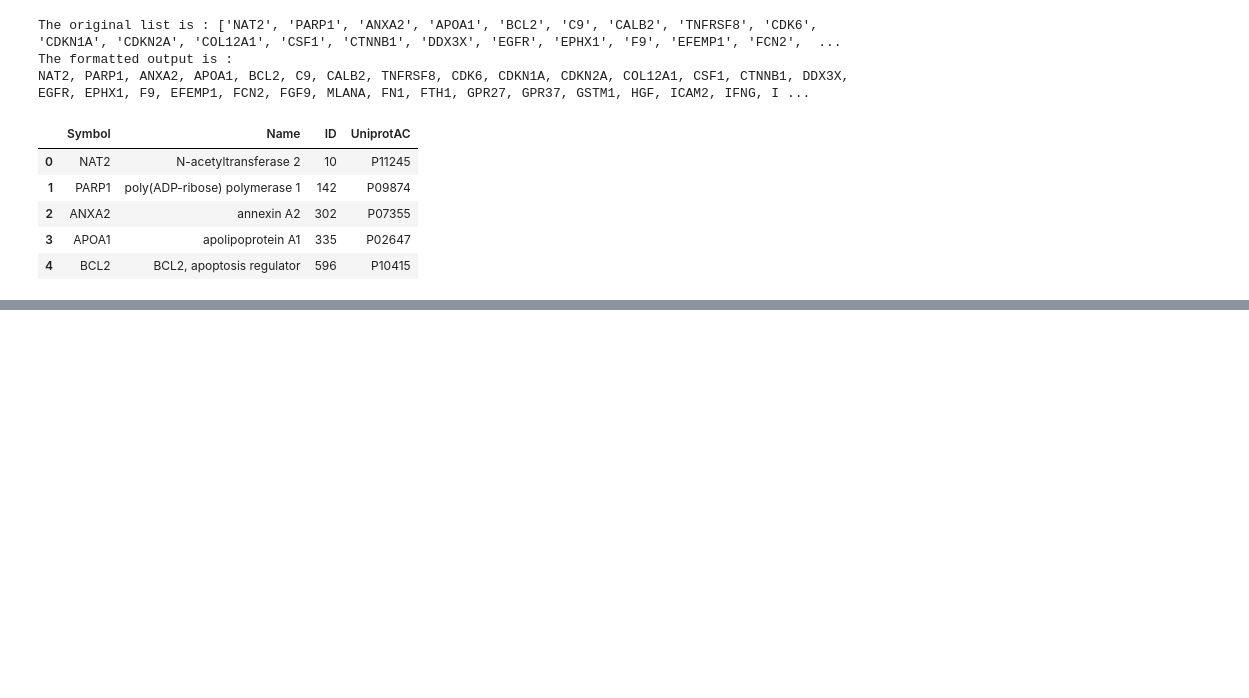
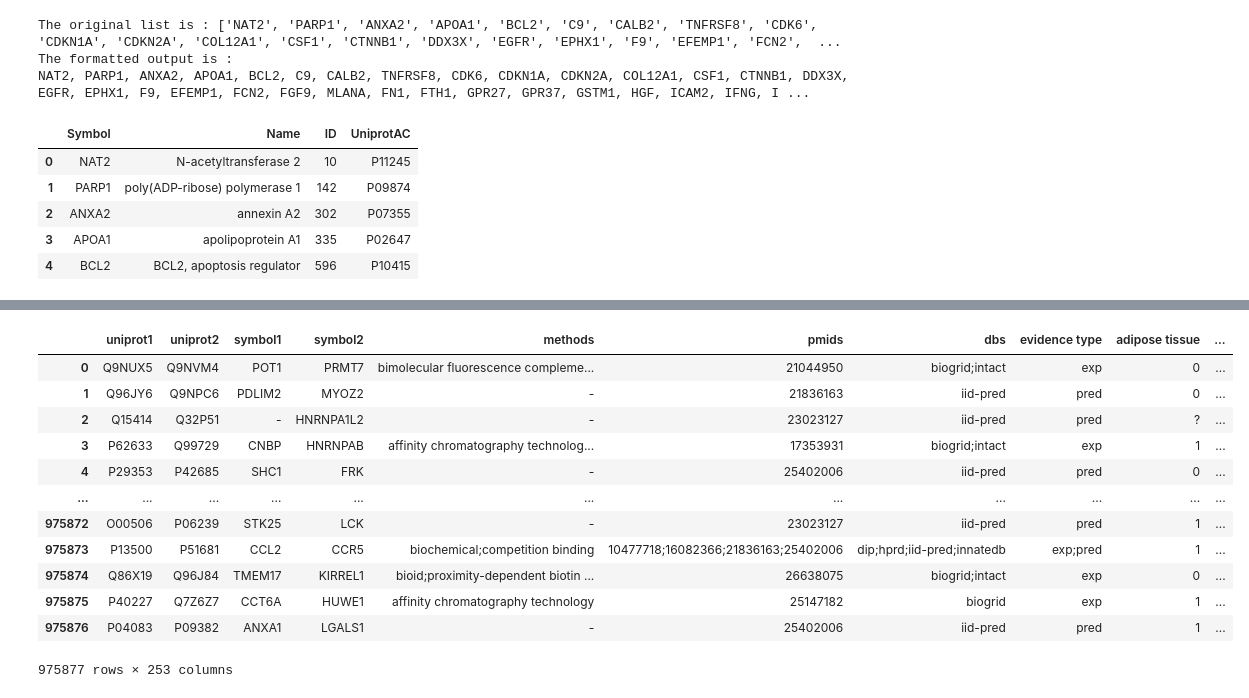
Before and after one commit to giuliacassara/Malignant-Mesothelioma, a Jupyter notebook: Analysis.ipynb, the cells around one changed output, grey strips where cells are left out. Cells and saved outputs as stored; diff of their text form; code cells hidden in the pictures; blank space fills up the shorter version.

```diff
--- a/Analysis.ipynb
+++ b/Analysis.ipynb
@@ -171,0 +355,17 @@ results.head()
+# %%
+iid = pd.read_csv('human_annotated_PPIs.txt', sep='\t')
+iid
+# %% [output]
+|  | uniprot1 | uniprot2 | symbol1 | symbol2 | methods | pmids | dbs | evidence type | adipose tissue | ... |
+| 0 | Q9NUX5 | Q9NVM4 | POT1 | PRMT7 | bimolecular fluorescence compleme... | 21044950 | biogrid;intact | exp | 0 | ... |
+| 1 | Q96JY6 | Q9NPC6 | PDLIM2 | MYOZ2 | - | 21836163 | iid-pred | pred | 0 | ... |
+| 2 | Q15414 | Q32P51 | - | HNRNPA1L2 | - | 23023127 | iid-pred | pred | ? | ... |
+| 3 | P62633 | Q99729 | CNBP | HNRNPAB | affinity chromatography technolog... | 17353931 | biogrid;intact | exp | 1 | ... |
+| 4 | P29353 | P42685 | SHC1 | FRK | - | 25402006 | iid-pred | pred | 0 | ... |
+| ... | ... | ... | ... | ... | ... | ... | ... | ... | ... | ... |
+| 975872 | O00506 | P06239 | STK25 | LCK | - | 23023127 | iid-pred | pred | 1 | ... |
+| 975873 | P13500 | P51681 | CCL2 | CCR5 | biochemical;competition binding | 10477718;16082366;21836163;25402006 | dip;hprd;iid-pred;innatedb | exp;pred | 1 | ... |
+| 975874 | Q86X19 | Q96J84 | TMEM17 | KIRREL1 | bioid;proximity-dependent biotin ... | 26638075 | biogrid;intact | exp | 0 | ... |
+| 975875 | P40227 | Q7Z6Z7 | CCT6A | HUWE1 | affinity chromatography technology | 25147182 | biogrid | exp | 1 | ... |
+| 975876 | P04083 | P09382 | ANXA1 | LGALS1 | - | 25402006 | iid-pred | pred | 1 | ... |
+975877 rows × 253 columns
```
Also changed, not shown: parts of 28 cells of this notebook, 1 other file.
